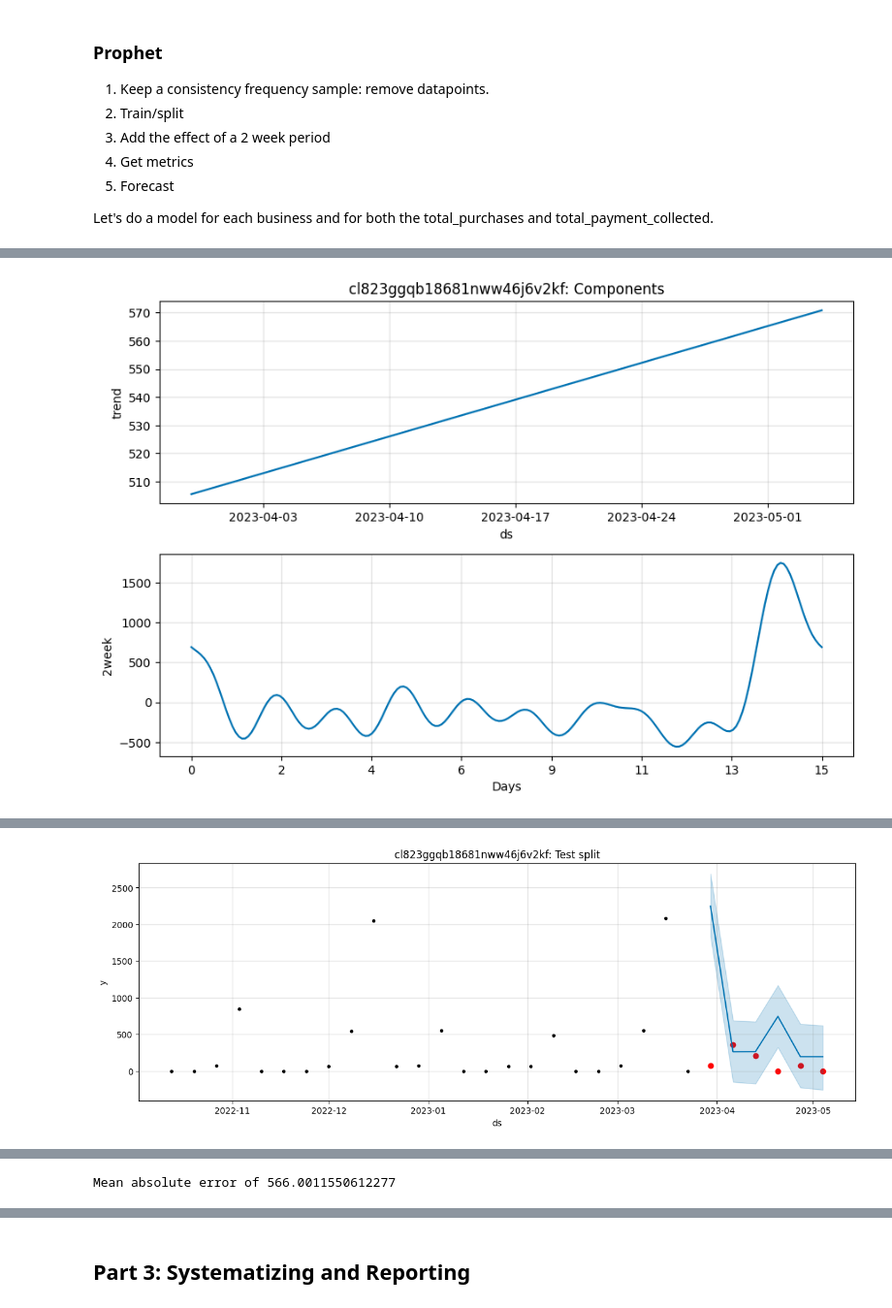
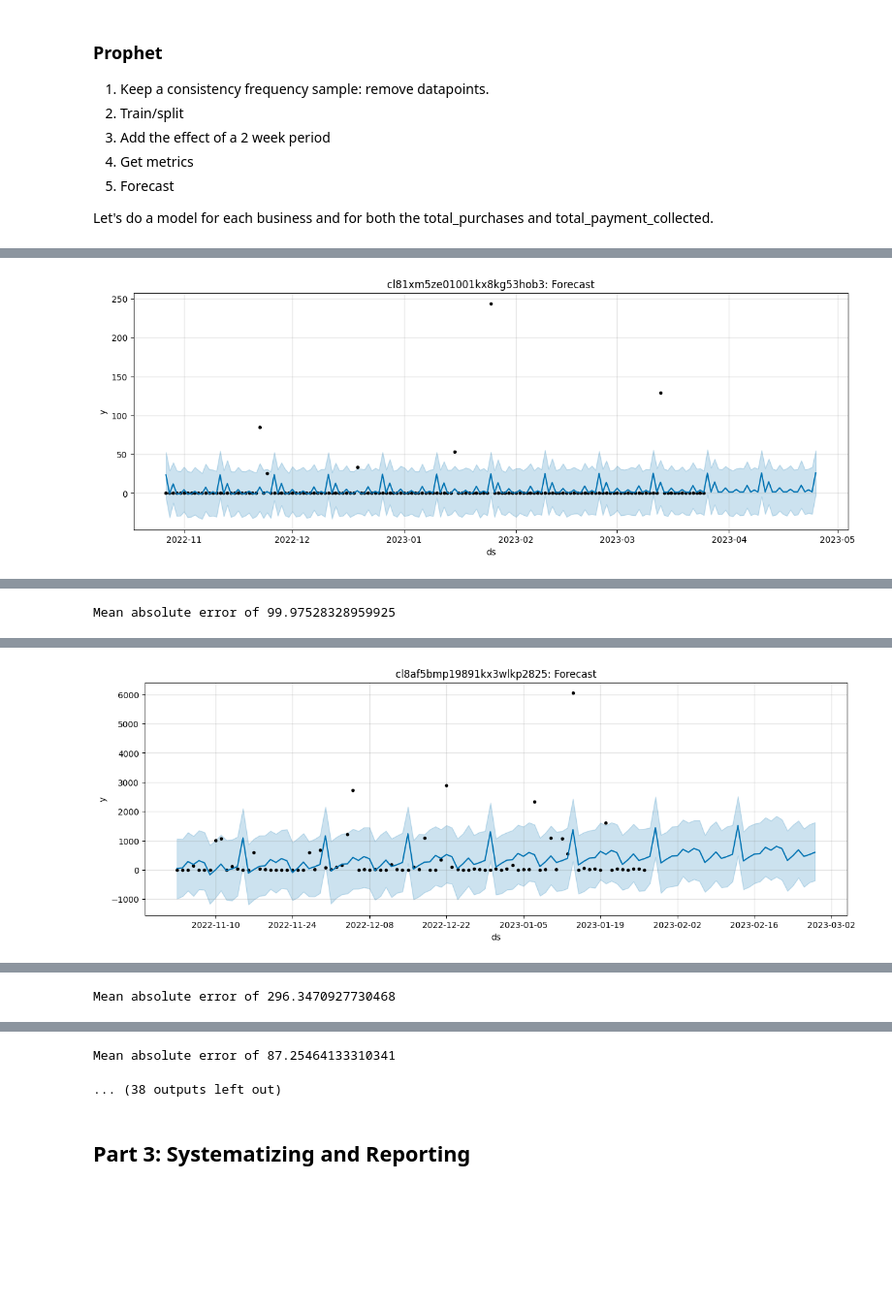
Before and after one commit to mruedar9/k-business-analyst-project, a Jupyter notebook: part2.ipynb, the cells around one changed output, grey strips where cells are left out. Shown at 97% size. Drawn from its saved outputs; the diff is of its cells as text; code cells hidden in the pictures; blank space fills up the shorter version.

Commit message:
Model flopped

```diff
--- a/part2.ipynb
+++ b/part2.ipynb
@@ -503 +503,40 @@ def mean_absolute_error(y_true, y_pred):
+# %%
+# Calculates MAPE given y_true and y_pred
+def mean_absolute_percentage_error(y_true, y_pred):
+    y_true, y_pred = np.array(y_true), np.array(y_pred)
+    mask = y_true != 0
+    # Calculate MAPE, set 100% for cases where y_true is 0
+    mape = np.zeros_like(y_true, dtype=float)
+    mape[mask] = np.abs((y_true[mask] - y_pred[mask]) / y_true[mask]) * 100
+    mape[~mask] = 100  # Set 100% where y_true is 0
+    return np.mean(mape)
+
+
+
+def get_prophet_hyperparameters(business_id) -> pd.DataFrame:
+    # Create the dataframe to tune the hyper parameters
+    columns = ["weekly_seasonality", "fourier_order", "2week_seasonality", "MAE"]
+    weekly_seasonality_values = [False]
+    fourier_order_values = list(range(9, 11))  # integers from 3 to 10
+    two_week_seasonality_values = [True]
+    combinations = product(
+        weekly_seasonality_values, fourier_order_values, two_week_seasonality_values
+    )
+    # Create a list of dictionaries
+    data = [dict(zip(columns, combo)) for combo in combinations]
+    # Create a DataFrame from the list of dictionaries
+    df = pd.DataFrame(data)
+    df['business_id']=business_id
+    return df
+
+
+def prophet_model_wrapper(train_df, test_df, order, w_sesonality, two_week_sesonality):
+    m = Prophet(weekly_seasonality=w_sesonality)
+    if two_week_sesonality:
+        m.add_seasonality(name="2week", period=15, fourier_order=order)
+    m.fit(train_df)
+    forecast = m.predict(test_df)
+    # Cumpute errors
+    MAE = mean_absolute_percentage_error(y_true=test_df["y"], y_pred=forecast["yhat"])
+    return MAE, m
 # %%
@@ -553,4 +605,8 @@ def prophet_business_models(
 # %%
+fit_details = False
 for business in target_business["business_id"].to_list():
-    prophet_business_models(business,statements_df_target_business, 10)
+    if business=='cl823ggqb18681nww46j6v2kf':
+        fit_details=True
+    prophet_business_models(business, statements_df_target_business, fit_details)
+    fit_details = False
 # %% [output]
@@ -559 +619 @@ for business in target_business["business_id"].to_list():
-[figure, old version]
+[figure, new version]
@@ -559,0 +623 @@ for business in target_business["business_id"].to_list():
+Mean absolute error of 99.97528328959925
@@ -560 +627 @@ for business in target_business["business_id"].to_list():
-[figure, old version]
+[figure, new version]
@@ -560,0 +631 @@ for business in target_business["business_id"].to_list():
+Mean absolute error of 296.3470927730468
@@ -562 +635,0 @@ for business in target_business["business_id"].to_list():
-Mean absolute error of 566.0011550612277
@@ -563,3 +641,5 @@ Mean absolute error of 566.0011550612277
+Mean absolute error of 87.25464133310341
+... (38 outputs left out)
 # %% [markdown]
 ## Part 3: Systematizing and Reporting
 # %% [markdown]
```
Also changed, not shown: parts of 6 cells of this notebook.
